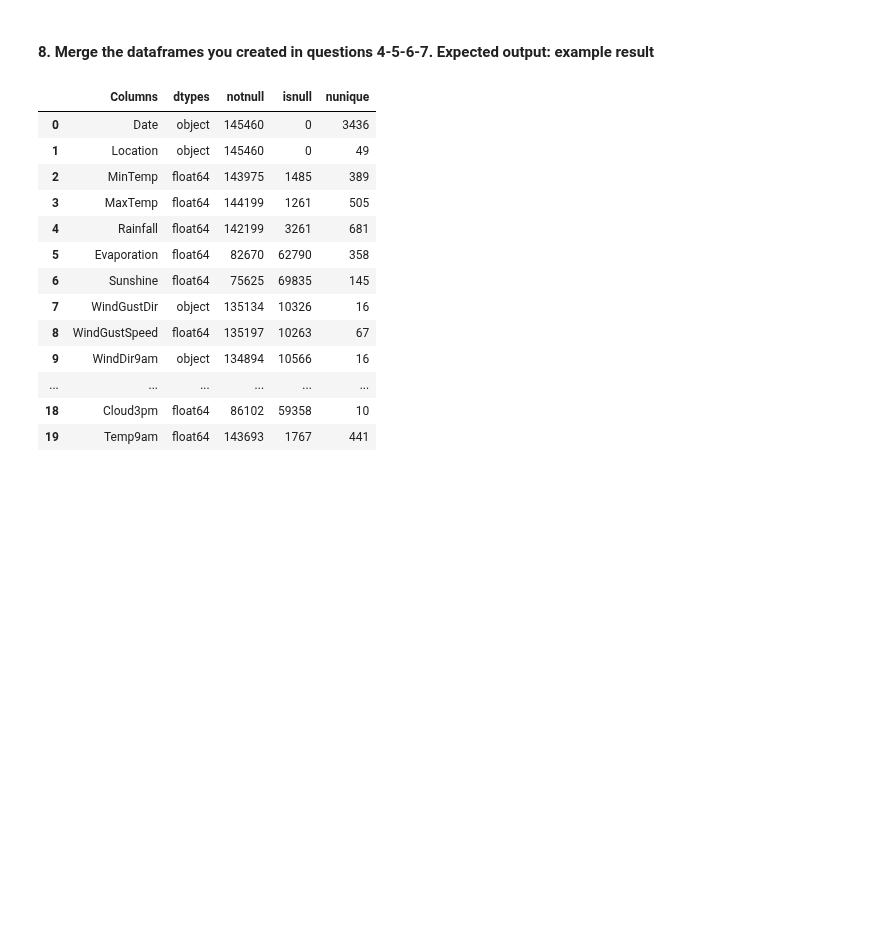
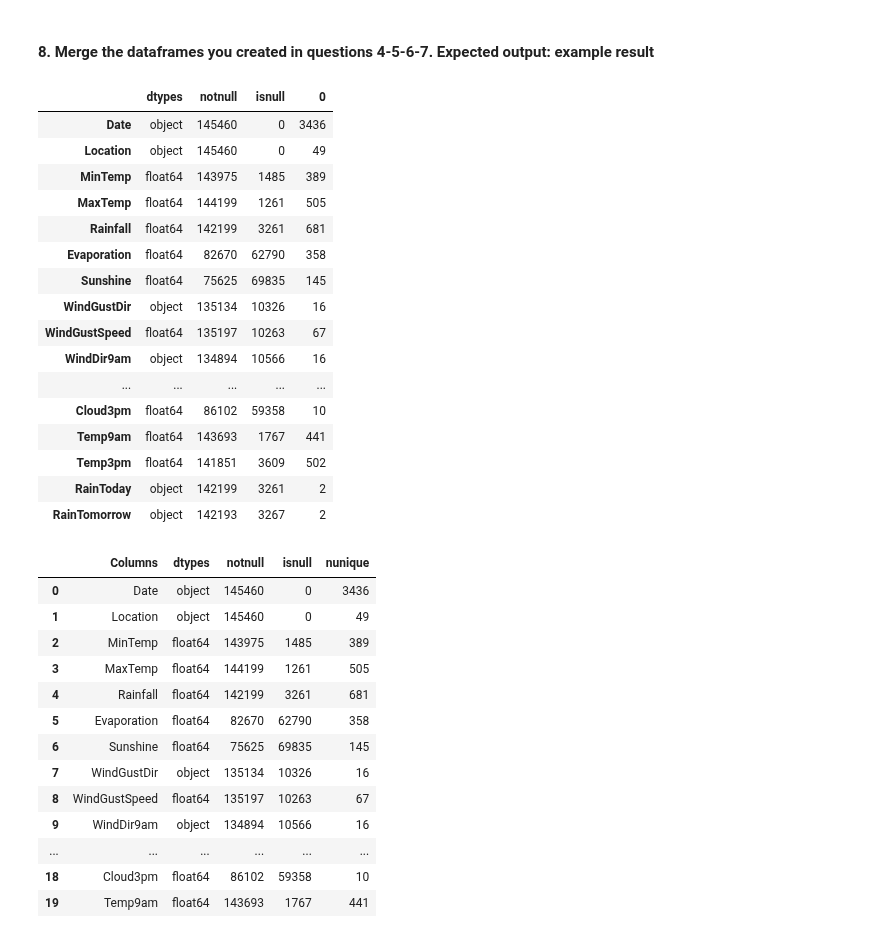
Before and after one commit to Bir01/02_DATA_SCIENCE_DATA_ANALYTICS_MODULE, a Jupyter notebook: 2- Weekly Agendas/Week_4/weatherAUS_students.ipynb, the cells around one changed output. Saved outputs shown, nothing was run; the diff lists cells and outputs as text; code cells hidden in the pictures; blank space fills up the shorter version.

```diff
--- a/2- Weekly Agendas/Week_4/weatherAUS_students.ipynb
+++ b/2- Weekly Agendas/Week_4/weatherAUS_students.ipynb
@@ -69,2 +102,5 @@ memory usage: 25.5+ MB
 # %% [markdown]
 #### 4.	Find out the types values of the columns and save the result as a dataframe.
+# %%
+dtypes = pd.DataFrame(df.dtypes, columns =["dtypes"])
+dtypes
@@ -92,0 +150,3 @@ memory usage: 25.5+ MB
+# %%
+notnull = pd.DataFrame(df.notnull().sum(), columns =["notnull"])
+notnull
@@ -113,2 +173,5 @@ memory usage: 25.5+ MB
 # %% [markdown]
 #### 6.	Find out the null counts of the columns and save the result as a dataframe.
+# %%
+isnull = pd.DataFrame(df.isnull().sum(), columns =["isnull"])
+isnull
@@ -135,2 +198,5 @@ memory usage: 25.5+ MB
 # %% [markdown]
 #### 7.	Find out the unique counts of the columns and save the result as a dataframe.
+# %%
+nunique= pd.DataFrame(df.nunique()) ###############
+nunique
@@ -156,6 +240,26 @@ memory usage: 25.5+ MB
 | RainTomorrow | 2 |
 # %% [markdown]
 #### 8.	Merge the dataframes you created in questions 4-5-6-7. Expected output: example result
+# %%
+pd.concat([dtypes,notnull, isnull, nunique], axis =1) ##########
+# %% [output]
+|  | dtypes | notnull | isnull | 0 |
+| Date | object | 145460 | 0 | 3436 |
+| Location | object | 145460 | 0 | 49 |
+| MinTemp | float64 | 143975 | 1485 | 389 |
+| MaxTemp | float64 | 144199 | 1261 | 505 |
+| Rainfall | float64 | 142199 | 3261 | 681 |
+| Evaporation | float64 | 82670 | 62790 | 358 |
+| Sunshine | float64 | 75625 | 69835 | 145 |
+| WindGustDir | object | 135134 | 10326 | 16 |
+| WindGustSpeed | float64 | 135197 | 10263 | 67 |
+| WindDir9am | object | 134894 | 10566 | 16 |
+| ... | ... | ... | ... | ... |
+| Cloud3pm | float64 | 86102 | 59358 | 10 |
+| Temp9am | float64 | 143693 | 1767 | 441 |
+| Temp3pm | float64 | 141851 | 3609 | 502 |
+| RainToday | object | 142199 | 3261 | 2 |
+| RainTomorrow | object | 142193 | 3267 | 2 |
 # %%
 # ...
 # %% [output]
```
Also changed, not shown: parts of 18 cells of this notebook, 5 other files.
